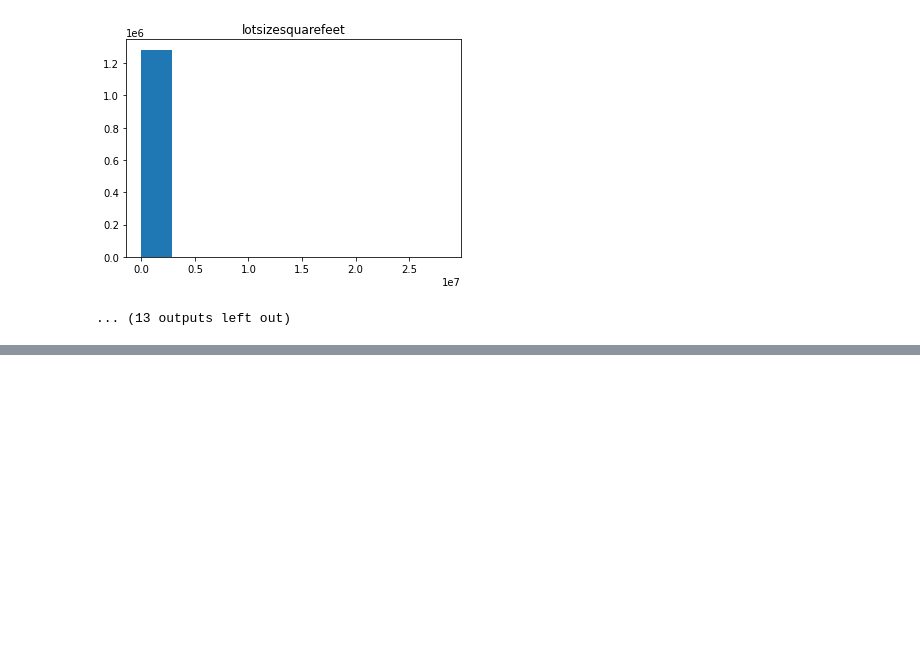
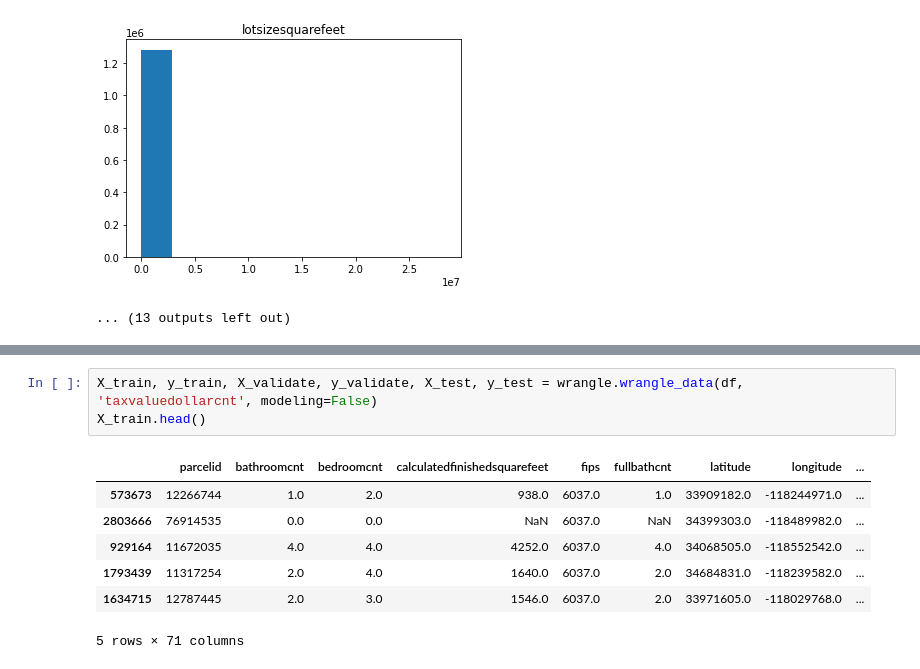
Before and after one commit to Robust-Analytics/zillow-project, a Jupyter notebook: prep-tony.ipynb, the cells around one changed output, grey strips where cells are left out. Drawn from its saved outputs; the diff is of its cells as text; blank space fills up the shorter version.

```diff
--- a/prep-tony.ipynb
+++ b/prep-tony.ipynb
@@ -333,0 +353,11 @@ train.head()
+# %%
+X_train, y_train, X_validate, y_validate, X_test, y_test = wrangle.wrangle_data(df, 'taxvaluedollarcnt', modeling=False)
+X_train.head()
+# %% [output]
+|  | parcelid | bathroomcnt | bedroomcnt | calculatedfinishedsquarefeet | fips | fullbathcnt | latitude | longitude | ... |
+| 573673 | 12266744 | 1.0 | 2.0 | 938.0 | 6037.0 | 1.0 | 33909182.0 | -118244971.0 | ... |
+| 2803666 | 76914535 | 0.0 | 0.0 | NaN | 6037.0 | NaN | 34399303.0 | -118489982.0 | ... |
+| 929164 | 11672035 | 4.0 | 4.0 | 4252.0 | 6037.0 | 4.0 | 34068505.0 | -118552542.0 | ... |
+| 1793439 | 11317254 | 2.0 | 4.0 | 1640.0 | 6037.0 | 2.0 | 34684831.0 | -118239582.0 | ... |
+| 1634715 | 12787445 | 2.0 | 3.0 | 1546.0 | 6037.0 | 2.0 | 33971605.0 | -118029768.0 | ... |
+5 rows × 71 columns
```
Also changed, not shown: parts of 3 cells of this notebook, 1 other file.
